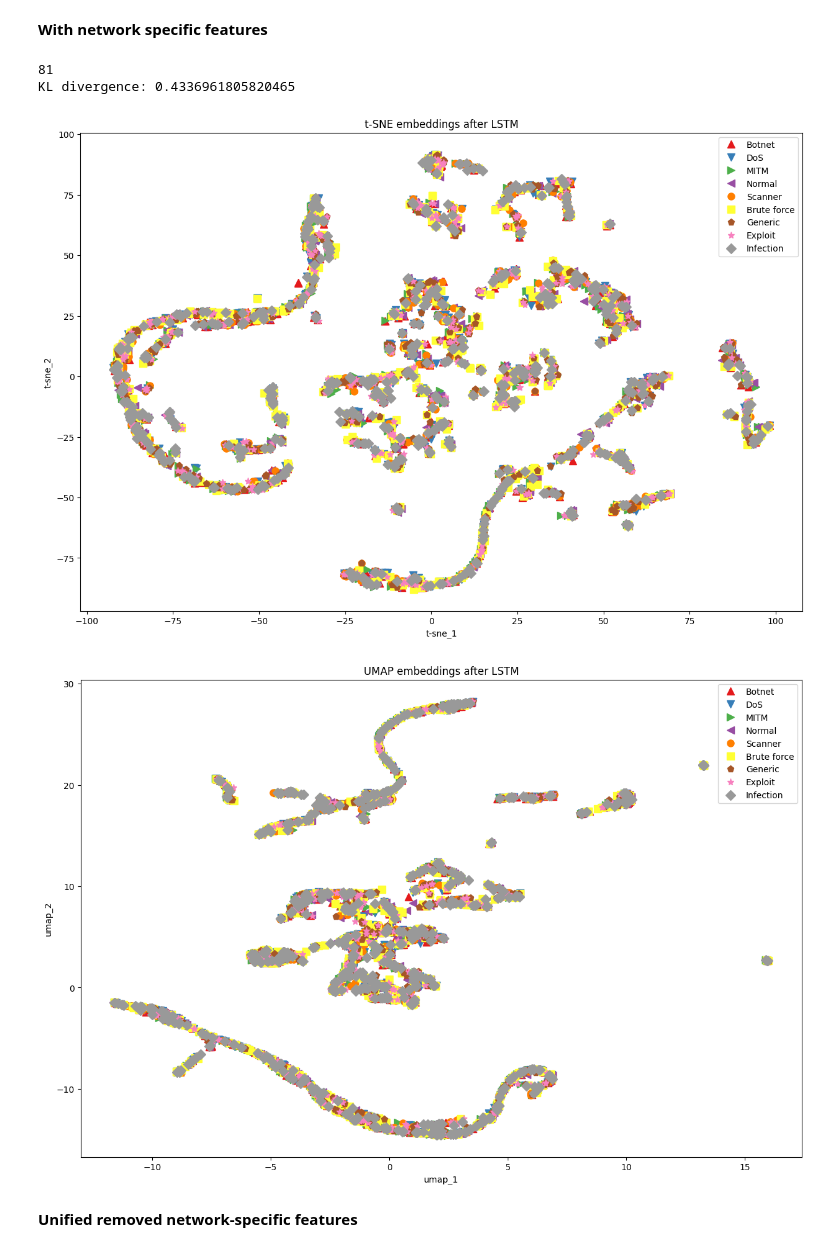
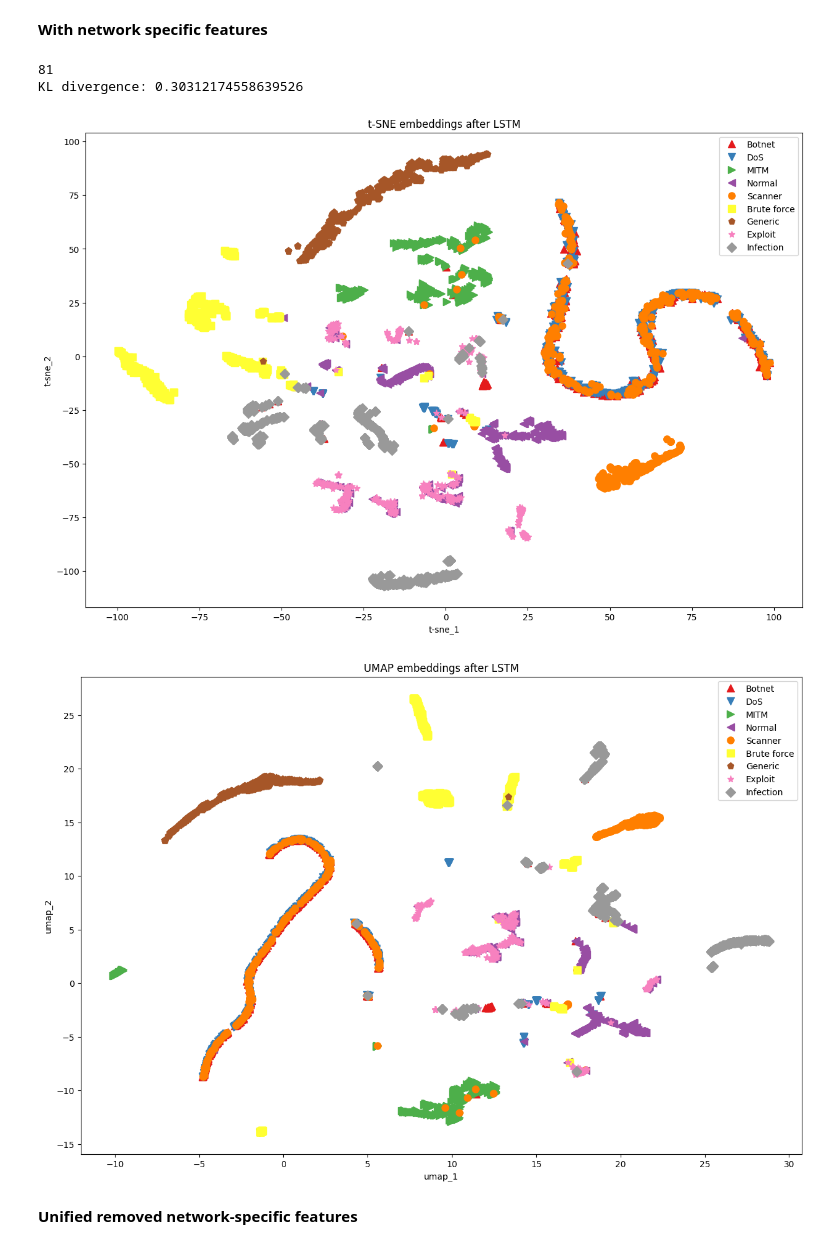
Before and after one commit to thetonk/master-thesis, a Jupyter notebook: notebooks/data-transformations.ipynb, the cells around one changed output. Drawn from its saved outputs; the diff is of its cells as text; code cells hidden in the pictures.

Commit message:
fix LSTM with network features  t-SNE plot

```diff
--- a/notebooks/data-transformations.ipynb
+++ b/notebooks/data-transformations.ipynb
@@ -459,36 +460,35 @@ Training took 703 seconds.
 **With network specific features**
 # %%
 tsne_reducer = TSNE(n_components=2, perplexity=30, method="barnes_hut", n_jobs=-1, max_iter=2000)
-umap_reducer = umap.UMAP(n_components=2, n_neighbors=25, n_jobs=-1, min_dist=0.2)
 X_test, y_test = test_data.dataset[test_data.indices][0], test_data.dataset[test_data.indices][1]
 lstm_model = MyLSTMClassifier(n_classes, **lstm_hyperparameters).to(DEVICE)
 lstm_model.load_state_dict(torch.load(lstm_model_file, weights_only=True))
 lstm_model.eval()
 lstm_output = torch.empty((X_test.shape[0], lstm_model.hidden_lstm_states//2), dtype=torch.float32).to(DEVICE)
-dataloader = DataLoader(test_uni_removed_data, batch_size=batch_size, pin_memory=True, num_workers=8, shuffle=False)
+dataloader = DataLoader(test_data, batch_size=batch_size, pin_memory=True, num_workers=8, shuffle=False)
 offset = 0
 print(X_test.shape[1])
 with torch.inference_mode():
     for data, label in dataloader:
         n = data.shape[0]
         data = data.to(DEVICE)
         lstm_output[offset:offset+n] = lstm_model.lstm_layers(data)
         offset += n
 assert offset == lstm_output.shape[0]
 
 lstm_output = lstm_output.to("cpu")
 embedding = tsne_reducer.fit_transform(lstm_output)
 print("KL divergence:", tsne_reducer.kl_divergence_)
 plot_embedding(embedding, y_test, "t-sne", "t-SNE embeddings after LSTM")
 
 umap_reducer = umap.UMAP(n_components=2, n_neighbors=40, n_jobs=-1, min_dist=0.2)
 embedding = umap_reducer.fit_transform(lstm_output)
 plot_embedding(embedding, y_test, "umap", "UMAP embeddings after LSTM")
 # %% [output]
 81
-KL divergence: 0.4336961805820465
+KL divergence: 0.30312174558639526
-[figure, old version]
+[figure, new version]
-[figure, old version]
+[figure, new version]
 # %% [markdown]
 **Unified removed network-specific features**
 # %%
```
Also changed, not shown: parts of 4 cells of this notebook, 2 other files.
